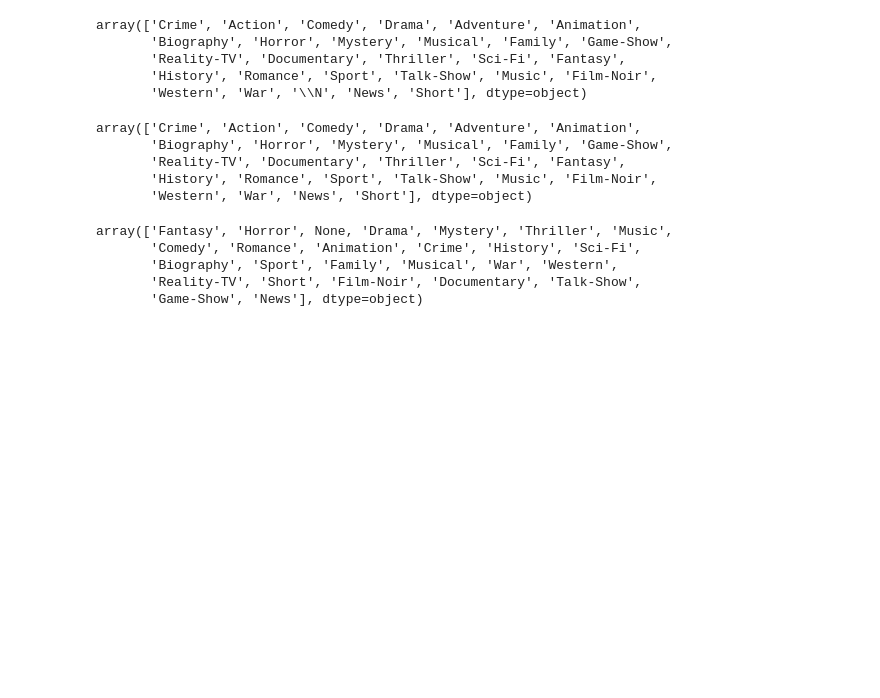
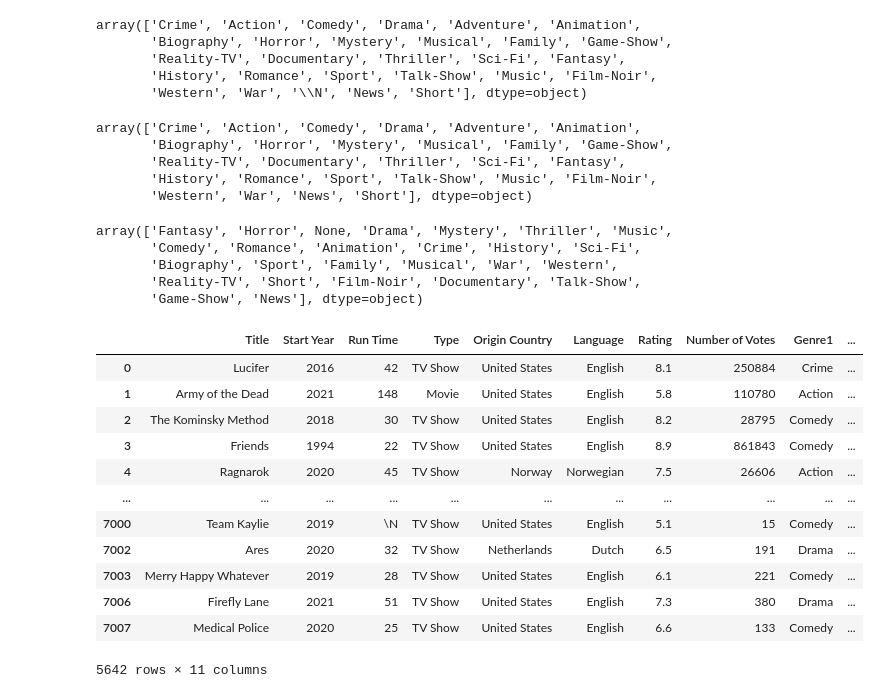
Before and after one commit to melisavacca/Netflix_Team_1, a Jupyter notebook: data_cleaning.ipynb, the cells around one changed output. Cells and saved outputs as stored; diff of their text form; code cells hidden in the pictures; blank space fills up the shorter version.

```diff
--- a/data_cleaning.ipynb
+++ b/data_cleaning.ipynb
@@ -664,0 +652,26 @@ netflix2_df_replacerating.to_csv(r'C:\Users\Adrian\Documents\GW_Bootcamp\Group P
+# %%
+#Rename columns for N1 for formatting
+netflix1_df_renamed = netflix1_df_clean.rename(columns={"title": "Title",
+                                                        "startYear": "Start Year",
+                                                       "runtime": "Run Time",
+                                                       "type": "Type",
+                                                       "orign_country": "Origin Country",
+                                                       "language": "Language",
+                                                       "rating": "Rating",
+                                                       "numVotes": "Number of Votes",
+                                                       })
+netflix1_df_renamed
+# %% [output]
+|  | Title | Start Year | Run Time | Type | Origin Country | Language | Rating | Number of Votes | Genre1 | ... |
+| 0 | Lucifer | 2016 | 42 | TV Show | United States | English | 8.1 | 250884 | Crime | ... |
+| 1 | Army of the Dead | 2021 | 148 | Movie | United States | English | 5.8 | 110780 | Action | ... |
+| 2 | The Kominsky Method | 2018 | 30 | TV Show | United States | English | 8.2 | 28795 | Comedy | ... |
+| 3 | Friends | 1994 | 22 | TV Show | United States | English | 8.9 | 861843 | Comedy | ... |
+| 4 | Ragnarok | 2020 | 45 | TV Show | Norway | Norwegian | 7.5 | 26606 | Action | ... |
+| ... | ... | ... | ... | ... | ... | ... | ... | ... | ... | ... |
+| 7000 | Team Kaylie | 2019 | \N | TV Show | United States | English | 5.1 | 15 | Comedy | ... |
+| 7002 | Ares | 2020 | 32 | TV Show | Netherlands | Dutch | 6.5 | 191 | Drama | ... |
+| 7003 | Merry Happy Whatever | 2019 | 28 | TV Show | United States | English | 6.1 | 221 | Comedy | ... |
+| 7006 | Firefly Lane | 2021 | 51 | TV Show | United States | English | 7.3 | 380 | Drama | ... |
+| 7007 | Medical Police | 2020 | 25 | TV Show | United States | English | 6.6 | 133 | Comedy | ... |
+5642 rows × 11 columns
```
Also changed, not shown: parts of 19 cells of this notebook.
